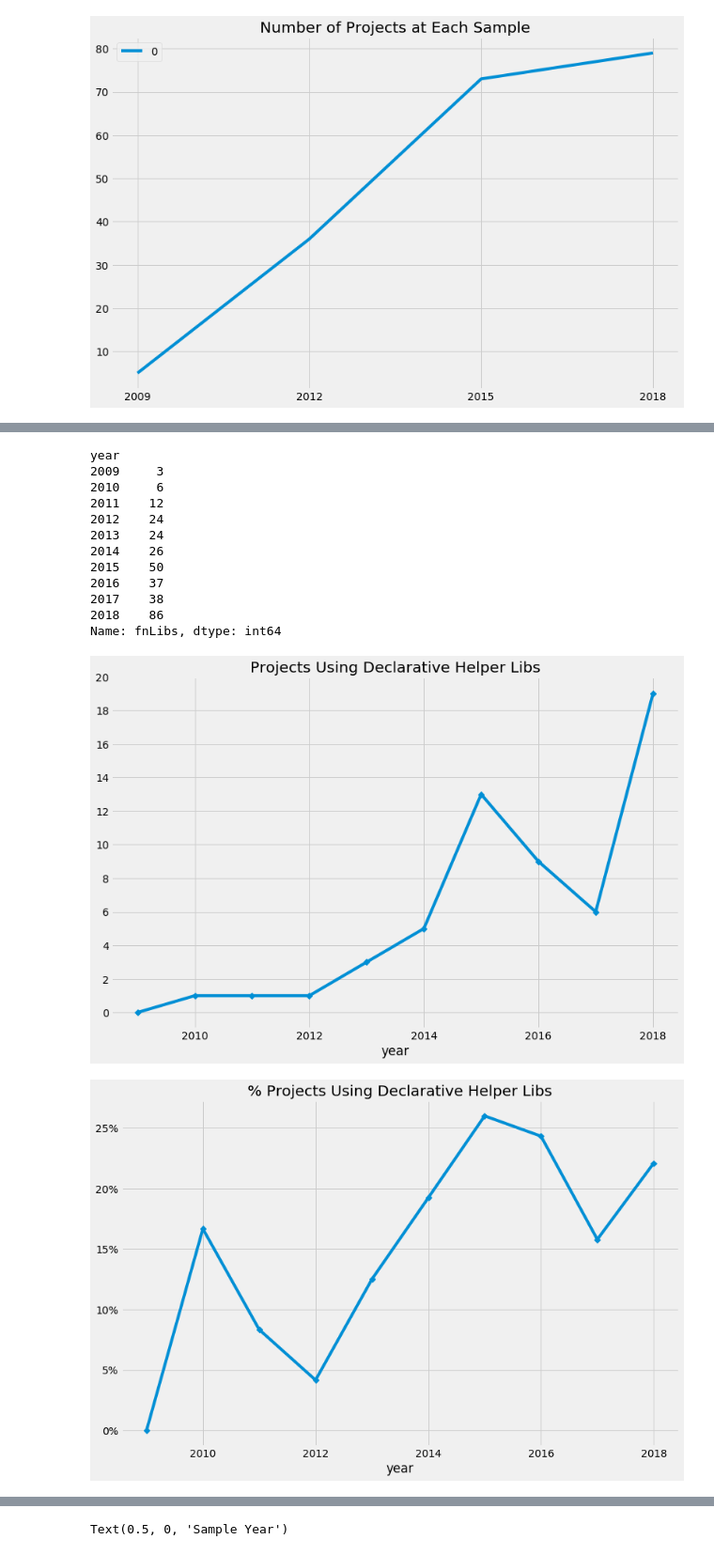
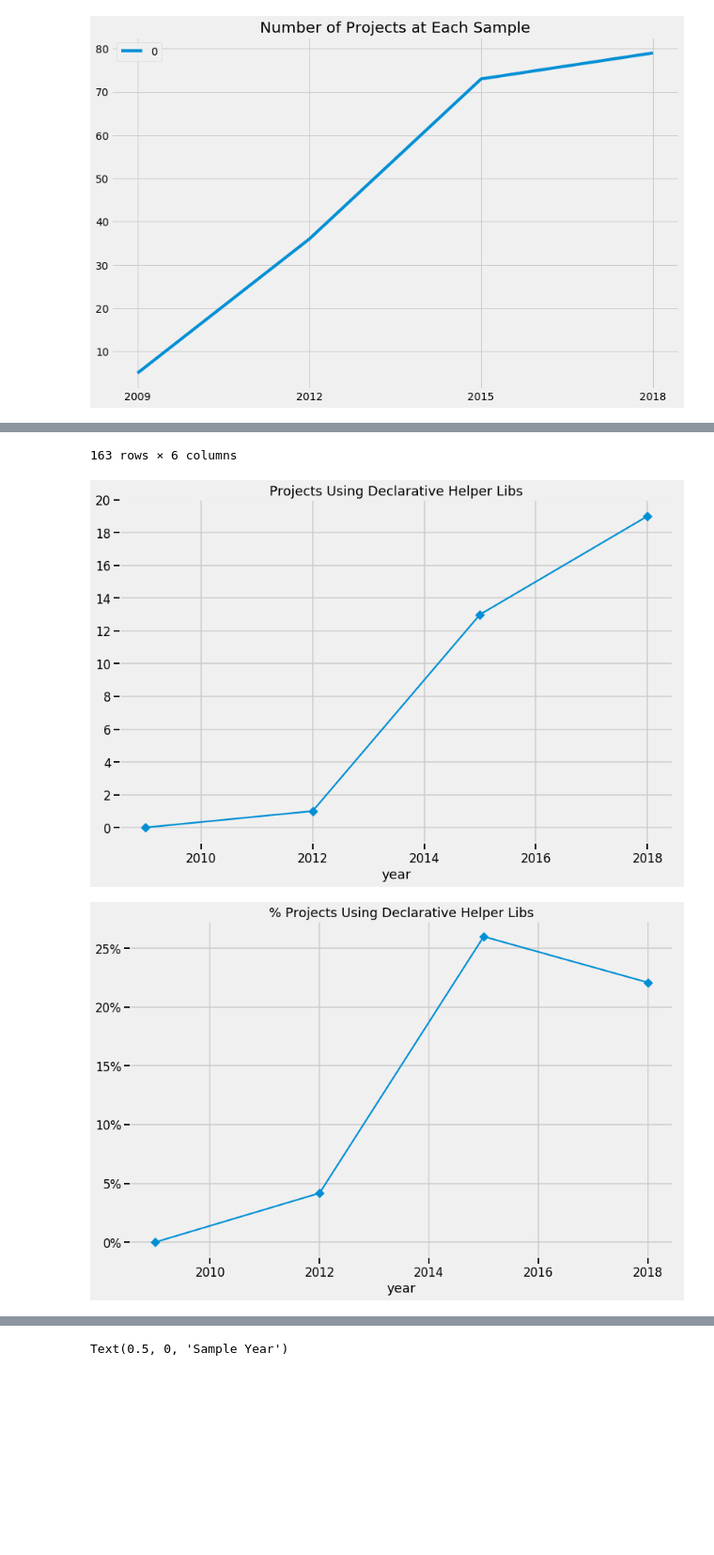
Before and after one commit to Luftzig/js-analyzer, a Jupyter notebook: results/graphs/Graphs.ipynb, the cells around one changed output, grey strips where cells are left out. Shown at 94% size. Drawn from its saved outputs; the diff is of its cells as text; code cells hidden in the pictures; blank space fills up the shorter version.

```diff
--- a/results/graphs/Graphs.ipynb
+++ b/results/graphs/Graphs.ipynb
@@ -103,7 +113,7 @@ pd.DataFrame(projects["revisions"].values[2])
 revisions = pd.concat([json_normalize(rv).assign(projectId=i) for (i, rv) in projects[["id", "revisions"]].values])
 revisions["year"] = revisions["committedDate"].apply(pd.to_datetime).apply(lambda x: x.year)
 revisions = revisions.drop_duplicates(subset=["year", "projectId"], keep="last")
-revisions = revisions[revisions["year"] != 2019]
+revisions = revisions[revisions["year"].isin([2009, 2012, 2015, 2018])]
 revisions = revisions.set_index(["projectId", "year"])
 
 def normalize_names(names):
@@ -221,8 +231,6 @@ revisions["usesHelpers"].groupby(by="year").sum().divide(
     revisions["usesHelpers"].groupby(by="year").count()
 ).plot(title="% Projects Using Declarative Helper Libs", ax=ax2, style="D-")
 ax2.set_yticklabels(["{:.0%}".format(v) for v in ax2.get_yticks()])
-
-revisions["fnLibs"].groupby("year").
 # %% [output]
 of pandas will change to not sort by default.
 
@@ -234,17 +260,6 @@ To retain the current behavior and silence the warning, pass 'sort=True'.
-year
-2009     3
-2010     6
-2011    12
-2012    24
-2013    24
-2014    26
-2015    50
-2016    37
-2017    38
-2018    86
-Name: fnLibs, dtype: int64
+163 rows × 6 columns
-[figure, old version]
+[figure, new version]
-[figure, old version]
+[figure, new version]
 # %%
 from functools import reduce
 from os.path import basename
```
Also changed, not shown: parts of 10 cells of this notebook, 9 other files.
